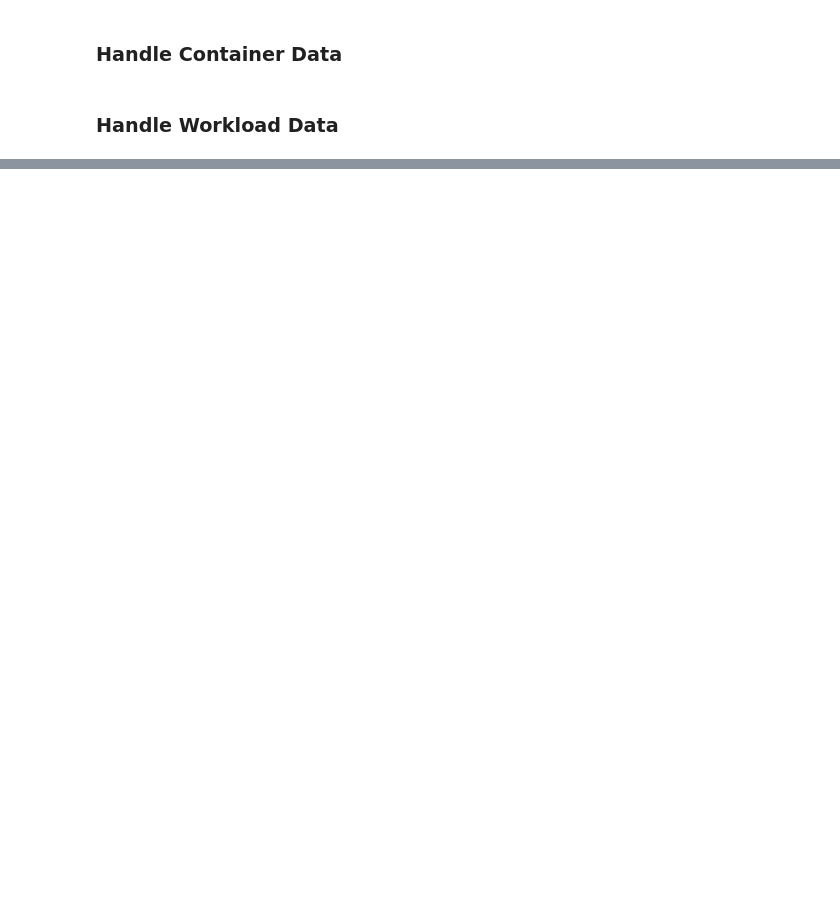
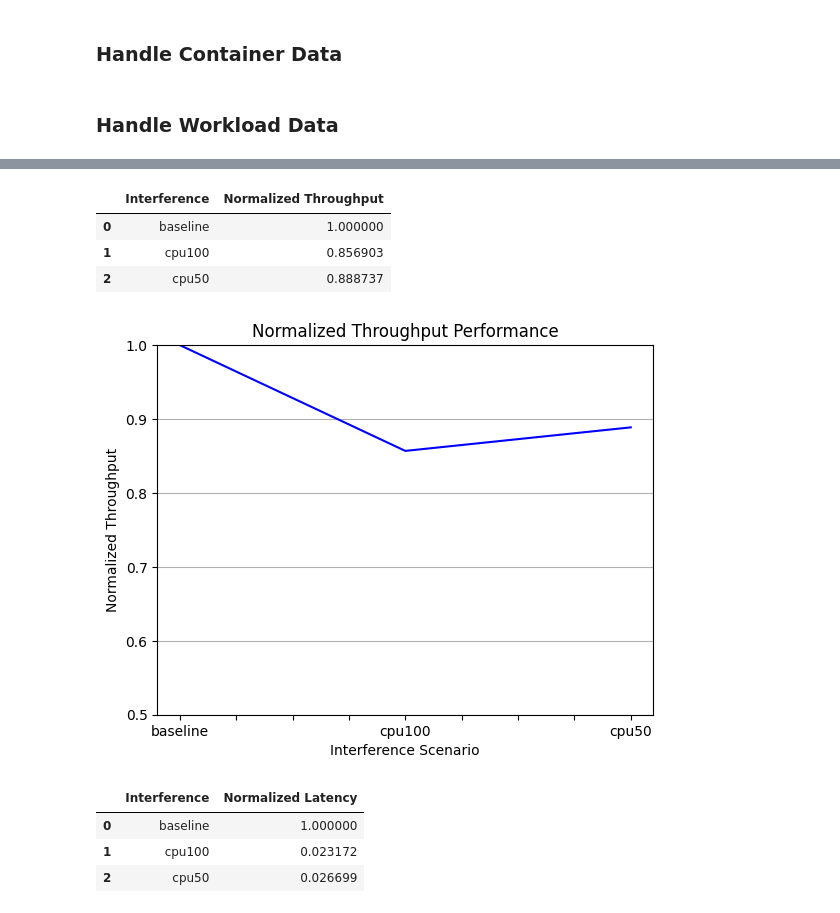
Before and after one commit to georgakopoulosgeo/Interference_Thesis_NTUA, a Jupyter notebook: profiling/fix_datasets.ipynb, the cells around one changed output, grey strips where cells are left out. Saved outputs shown, nothing was run; the diff lists cells and outputs as text; code cells hidden in the pictures; blank space fills up the shorter version.

```diff
--- a/profiling/fix_datasets.ipynb
+++ b/profiling/fix_datasets.ipynb
@@ -177,0 +545,53 @@ for category, pattern in file_patterns.items():
+# %%
+# Normalized Throughput Perfomance
+# For the scenarios in cpu interference, we can calculate the normalized throughput performance.
+
+# Create the dataset from social_network_workload_df with only the baseline and the cpu interference scenarios
+cpu_interference_df = social_network_workload_df[test_df['Interference'].str.startswith("cpu") | (social_network_workload_df['Interference'] == "baseline")]
+# Create a new DataFrame to hold the normalized throughput performance for each scenario
+normalized_throughput_df = pd.DataFrame(columns=["Interference", "Normalized Throughput"])
+# Calculate the normalized throughput performance
+for scenario in cpu_interference_df['Interference'].unique():
+    if scenario.startswith("cpu") or scenario=="baseline":
+        scenario_row = cpu_interference_df[cpu_interference_df['Interference'] == scenario].iloc[0]
+        baseline_throughput = cpu_interference_df[cpu_interference_df['Interference'] == "baseline"]['Throughput'].values[0]
+        normalized_throughput = scenario_row['Throughput'] / baseline_throughput
+        normalized_throughput_df = pd.concat([normalized_throughput_df, pd.DataFrame({"Interference": [scenario], "Normalized Throughput": [normalized_throughput]})], ignore_index=True)
+# Display the normalized throughput DataFrame
+display(normalized_throughput_df.head(5))
+# %% [output]
+|  | Interference | Normalized Throughput |
+| 0 | baseline | 1.000000 |
+| 1 | cpu100 | 0.856903 |
+| 2 | cpu50 | 0.888737 |
+# %%
+# Plot normalized throughput performance for the normalized_throughput_df
+# Plot normalized throughput performance
+normalized_throughput_df.set_index("Interference")["Normalized Throughput"].plot(color=["blue", "orange", "green"])
+plt.title("Normalized Throughput Performance")
+plt.xlabel("Interference Scenario")
+plt.ylabel("Normalized Throughput")
+plt.ylim(0.50, 1.00)  # Set y-axis limits from 0.00 to 1.00
+plt.grid(axis="y")
+plt.show()
+# %% [output]
+[figure, added]
+# %%
+# Normalized Latency Perfomance
+# For the scenarios in cpu interference, we can calculate the normalized latency performance.
+# Create a new DataFrame to hold the normalized latency performance for each scenario
+normalized_latency_df = pd.DataFrame(columns=["Interference", "Normalized Latency"])
+# Calculate the normalized latency performance
+for scenario in cpu_interference_df['Interference'].unique():
+    if scenario.startswith("cpu") or scenario=="baseline":
+        scenario_row = cpu_interference_df[cpu_interference_df['Interference'] == scenario].iloc[0]
+        baseline_latency = cpu_interference_df[cpu_interference_df['Interference'] == "baseline"]['P99_Latency'].values[0]
+        normalized_latency = baseline_latency / scenario_row['P99_Latency']
+        normalized_latency_df = pd.concat([normalized_latency_df, pd.DataFrame({"Interference": [scenario], "Normalized Latency": [normalized_latency]})], ignore_index=True)
+# Display the normalized latency DataFrame
+display(normalized_latency_df.head(5))
+# %% [output]
+|  | Interference | Normalized Latency |
+| 0 | baseline | 1.000000 |
+| 1 | cpu100 | 0.023172 |
+| 2 | cpu50 | 0.026699 |
```
Also changed, not shown: parts of 24 cells of this notebook, 21 other files.
